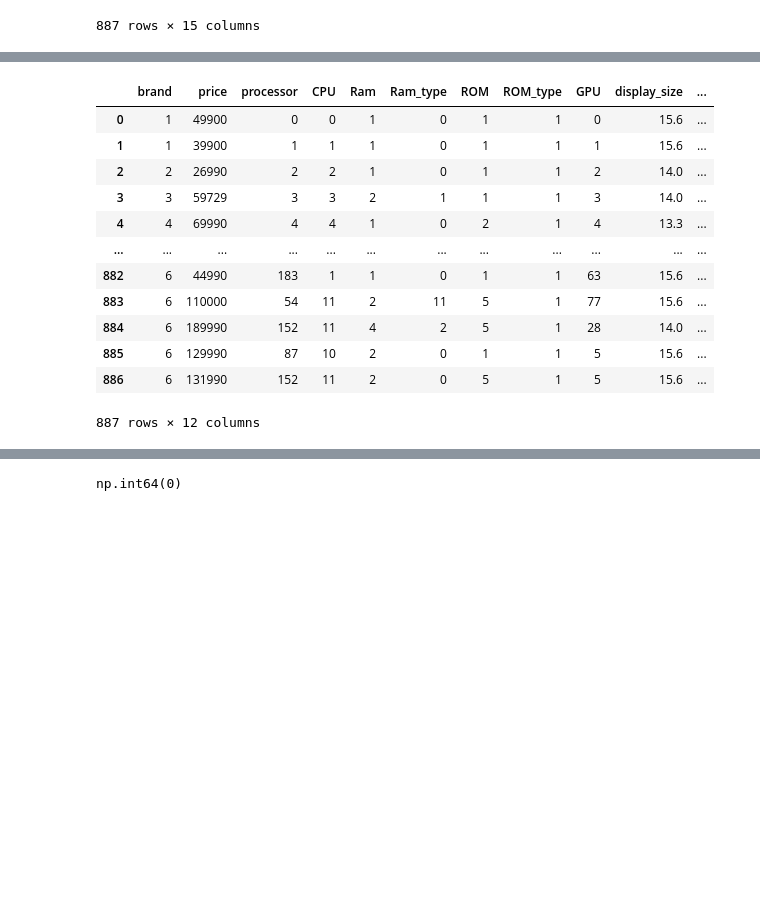
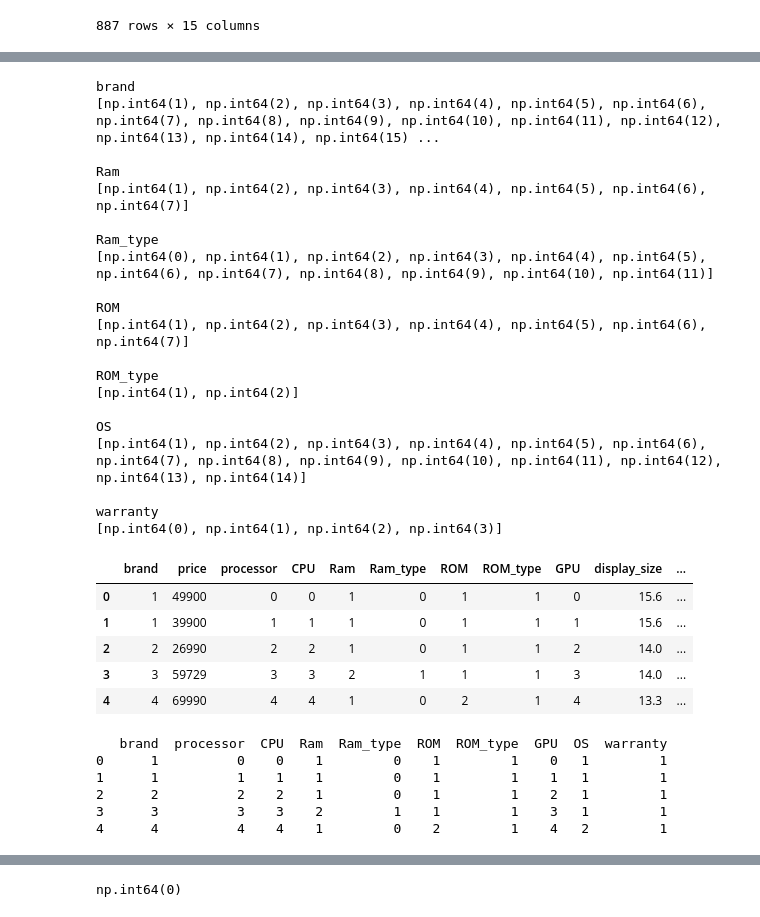
Before and after one commit to Ashwaniansh/SITP-12th-May, a Jupyter notebook: MACHINE LEARNING/PROJECT 1/Laptop_price.ipynb, the cells around one changed output, grey strips where cells are left out. Cells and saved outputs as stored; diff of their text form; code cells hidden in the pictures; blank space fills up the shorter version.

```diff
--- a/MACHINE LEARNING/PROJECT 1/Laptop_price.ipynb
+++ b/MACHINE LEARNING/PROJECT 1/Laptop_price.ipynb
@@ -26,6 +26,8 @@ df
 | 885 | 891 | 6 | 129990 | 87 | 10 | 2 | 0 | 1 | 1 | 5 | ... |
 | 886 | 892 | 6 | 131990 | 152 | 11 | 2 | 0 | 5 | 1 | 5 | ... |
 887 rows × 15 columns
+# %%
+df = pd.get_dummies(df, drop_first=True)
 # %%
 df.head()
 # %% [output]
@@ -38,20 +64,48 @@ df.head()
+# %%
+for col in ['brand','Ram','Ram_type','ROM','ROM_type','OS','warranty']:
+    print(col)
+    print(sorted(df[col].unique()))
+    print()
+# %% [output]
+brand
+[np.int64(1), np.int64(2), np.int64(3), np.int64(4), np.int64(5), np.int64(6), np.int64(7), np.int64(8), np.int64(9), np.int64(10), np.int64(11), np.int64(12), np.int64(13), np.int64(14), np.int64(15) ...
+
+Ram
+[np.int64(1), np.int64(2), np.int64(3), np.int64(4), np.int64(5), np.int64(6), np.int64(7)]
+
+Ram_type
+[np.int64(0), np.int64(1), np.int64(2), np.int64(3), np.int64(4), np.int64(5), np.int64(6), np.int64(7), np.int64(8), np.int64(9), np.int64(10), np.int64(11)]
+
+ROM
+[np.int64(1), np.int64(2), np.int64(3), np.int64(4), np.int64(5), np.int64(6), np.int64(7)]
+
+ROM_type
+[np.int64(1), np.int64(2)]
+
+OS
+[np.int64(1), np.int64(2), np.int64(3), np.int64(4), np.int64(5), np.int64(6), np.int64(7), np.int64(8), np.int64(9), np.int64(10), np.int64(11), np.int64(12), np.int64(13), np.int64(14)]
+
+warranty
+[np.int64(0), np.int64(1), np.int64(2), np.int64(3)]
 # %%
 df.drop('Unnamed: 0', axis=1, inplace=True)
 # %%
 df.drop(["resolution_width",  "resolution_height"], axis=1, inplace=True)
 # %%
-df
+df.head()
 # %% [output]
 |  | brand | price | processor | CPU | Ram | Ram_type | ROM | ROM_type | GPU | display_size | ... |
 | 0 | 1 | 49900 | 0 | 0 | 1 | 0 | 1 | 1 | 0 | 15.6 | ... |
 | 1 | 1 | 39900 | 1 | 1 | 1 | 0 | 1 | 1 | 1 | 15.6 | ... |
 | 2 | 2 | 26990 | 2 | 2 | 1 | 0 | 1 | 1 | 2 | 14.0 | ... |
 | 3 | 3 | 59729 | 3 | 3 | 2 | 1 | 1 | 1 | 3 | 14.0 | ... |
 | 4 | 4 | 69990 | 4 | 4 | 1 | 0 | 2 | 1 | 4 | 13.3 | ... |
-| ... | ... | ... | ... | ... | ... | ... | ... | ... | ... | ... | ... |
-| 882 | 6 | 44990 | 183 | 1 | 1 | 0 | 1 | 1 | 63 | 15.6 | ... |
-| 883 | 6 | 110000 | 54 | 11 | 2 | 11 | 5 | 1 | 77 | 15.6 | ... |
-| 884 | 6 | 189990 | 152 | 11 | 4 | 2 | 5 | 1 | 28 | 14.0 | ... |
-| 885 | 6 | 129990 | 87 | 10 | 2 | 0 | 1 | 1 | 5 | 15.6 | ... |
-| 886 | 6 | 131990 | 152 | 11 | 2 | 0 | 5 | 1 | 5 | 15.6 | ... |
-887 rows × 12 columns
+# %%
+print(df[['brand','processor','CPU','Ram','Ram_type','ROM','ROM_type','GPU','OS','warranty']].head())
+# %% [output]
+   brand  processor  CPU  Ram  Ram_type  ROM  ROM_type  GPU  OS  warranty
+0      1          0    0    1         0    1         1    0   1         1
+1      1          1    1    1         0    1         1    1   1         1
+2      2          2    2    1         0    1         1    2   1         1
+3      3          3    3    2         1    1         1    3   1         1
+4      4          4    4    1         0    2         1    4   2         1
```
Also changed, not shown: parts of 53 cells of this notebook, 10 other files.
